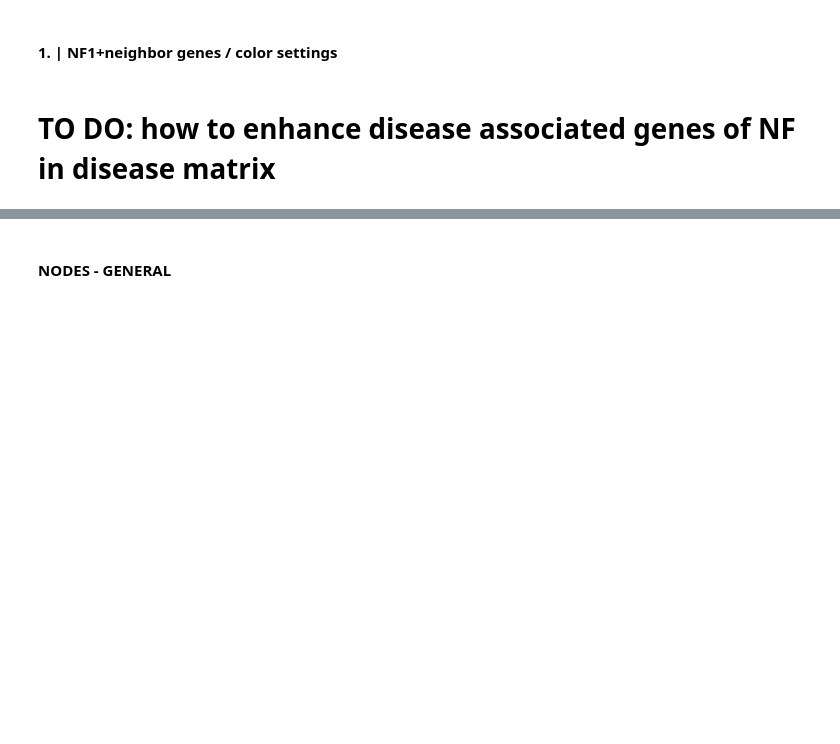
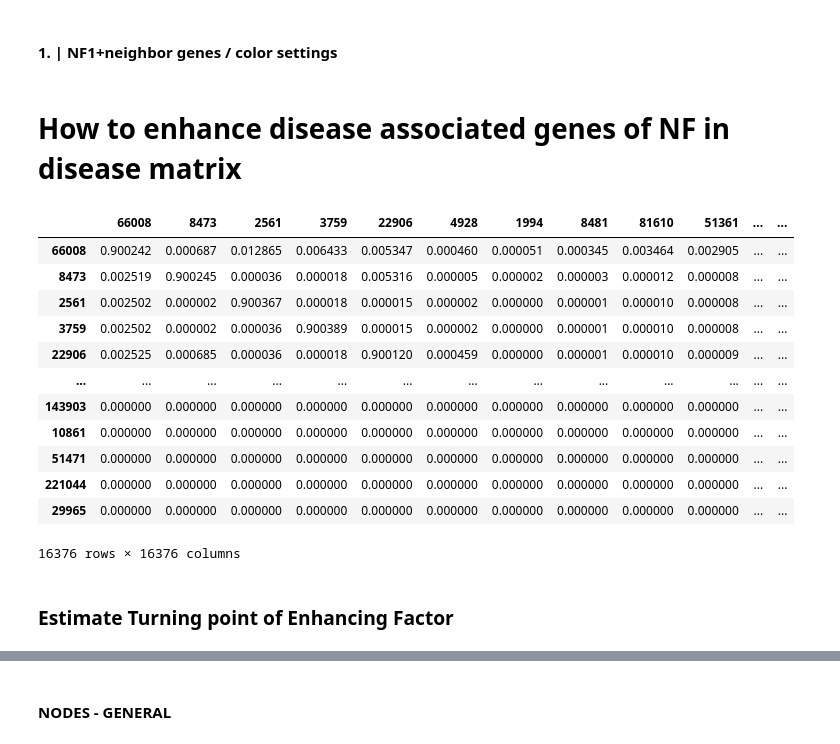
Before and after one commit to menchelab/CartoGRAPHs, a Jupyter notebook: cartoGRAPHs_organisms_Fig2.ipynb, the cells around one changed output, grey strips where cells are left out. Saved outputs shown, nothing was run; the diff lists cells and outputs as text; code cells hidden in the pictures; blank space fills up the shorter version.

```diff
--- a/cartoGRAPHs_organisms_Fig2.ipynb
+++ b/cartoGRAPHs_organisms_Fig2.ipynb
@@ -302,2 +375,22 @@ enhance_factor = 100
 # %% [markdown]
-# TO DO: how to enhance disease associated genes of NF in disease matrix
+# How to enhance disease associated genes of NF in disease matrix
+# %%
+DM_global = load_datamatrix(G,organism, 'global')
+# %%
+DM_global
+# %% [output]
+|  | 66008 | 8473 | 2561 | 3759 | 22906 | 4928 | 1994 | 8481 | 81610 | 51361 | ... | ... |
+| 66008 | 0.900242 | 0.000687 | 0.012865 | 0.006433 | 0.005347 | 0.000460 | 0.000051 | 0.000345 | 0.003464 | 0.002905 | ... | ... |
+| 8473 | 0.002519 | 0.900245 | 0.000036 | 0.000018 | 0.005316 | 0.000005 | 0.000002 | 0.000003 | 0.000012 | 0.000008 | ... | ... |
+| 2561 | 0.002502 | 0.000002 | 0.900367 | 0.000018 | 0.000015 | 0.000002 | 0.000000 | 0.000001 | 0.000010 | 0.000008 | ... | ... |
+| 3759 | 0.002502 | 0.000002 | 0.000036 | 0.900389 | 0.000015 | 0.000002 | 0.000000 | 0.000001 | 0.000010 | 0.000008 | ... | ... |
+| 22906 | 0.002525 | 0.000685 | 0.000036 | 0.000018 | 0.900120 | 0.000459 | 0.000000 | 0.000001 | 0.000010 | 0.000009 | ... | ... |
+| ... | ... | ... | ... | ... | ... | ... | ... | ... | ... | ... | ... | ... |
+| 143903 | 0.000000 | 0.000000 | 0.000000 | 0.000000 | 0.000000 | 0.000000 | 0.000000 | 0.000000 | 0.000000 | 0.000000 | ... | ... |
+| 10861 | 0.000000 | 0.000000 | 0.000000 | 0.000000 | 0.000000 | 0.000000 | 0.000000 | 0.000000 | 0.000000 | 0.000000 | ... | ... |
+| 51471 | 0.000000 | 0.000000 | 0.000000 | 0.000000 | 0.000000 | 0.000000 | 0.000000 | 0.000000 | 0.000000 | 0.000000 | ... | ... |
+| 221044 | 0.000000 | 0.000000 | 0.000000 | 0.000000 | 0.000000 | 0.000000 | 0.000000 | 0.000000 | 0.000000 | 0.000000 | ... | ... |
+| 29965 | 0.000000 | 0.000000 | 0.000000 | 0.000000 | 0.000000 | 0.000000 | 0.000000 | 0.000000 | 0.000000 | 0.000000 | ... | ... |
+16376 rows × 16376 columns
+# %% [markdown]
+### Estimate Turning point of Enhancing Factor
```
Also changed, not shown: parts of 16 cells of this notebook, 9 other files.
